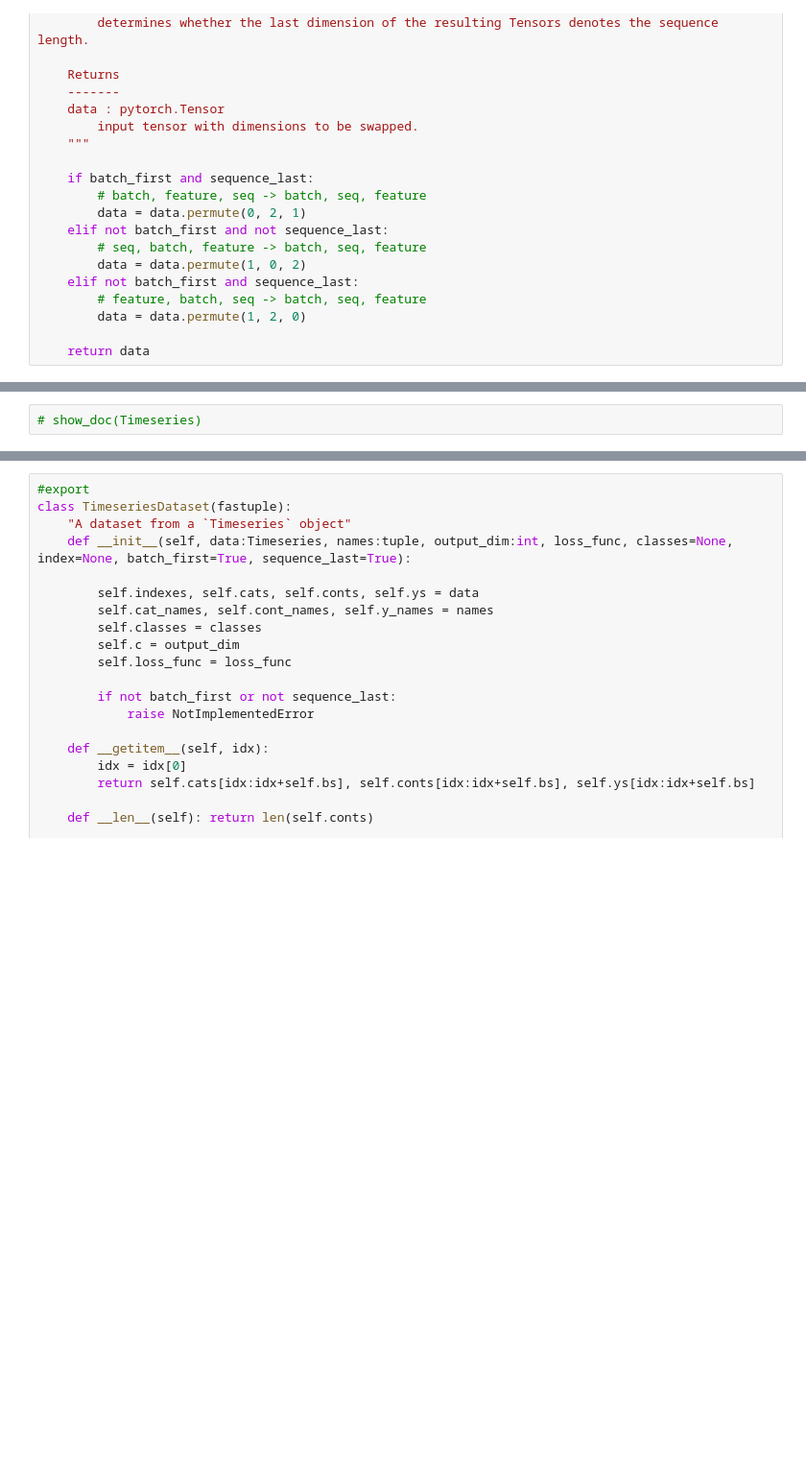
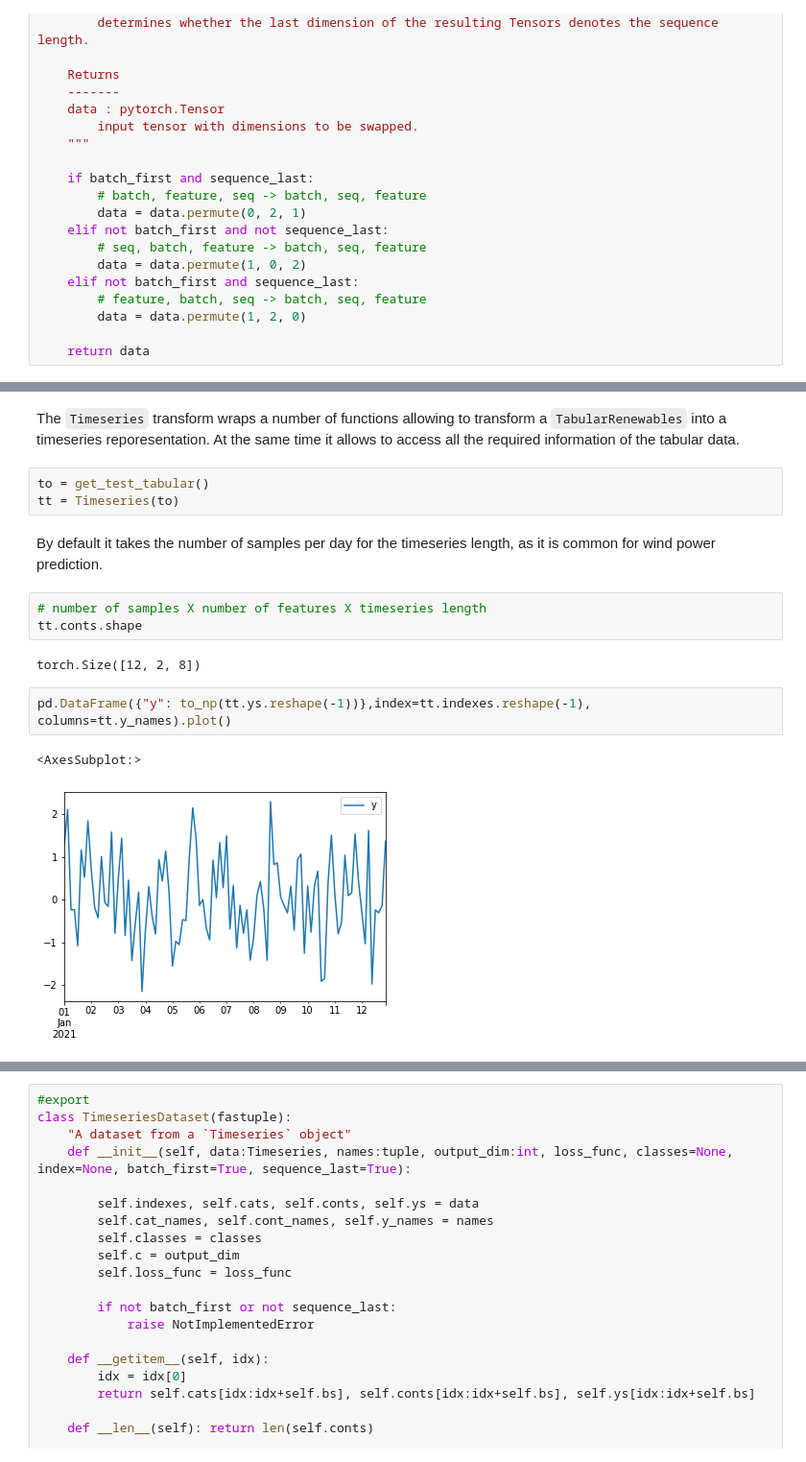
Before and after one commit to scribbler00/fastrenewables, a Jupyter notebook: nbs/05_timeseries.core.ipynb, the cells around one changed output, grey strips where cells are left out. Shown at 96% size. Cells and saved outputs as stored; diff of their text form; blank space fills up the shorter version.

```diff
--- a/nbs/05_timeseries.core.ipynb
+++ b/nbs/05_timeseries.core.ipynb
@@ -615,5 +683,20 @@ class Timeseries(Transform, FilteredBase):
 
     def _all_names(self):
         return [self.to.cat_names, self.to.cont_names, self.to.y_names]
-# %%
-# show_doc(Timeseries)
+# %% [markdown]
+The `Timeseries` transform wraps a number of functions allowing to transform a `TabularRenewables` into a timeseries reporesentation. At the same time it allows to access all the required information of the tabular data.
+# %%
+to = get_test_tabular()
+tt = Timeseries(to)
+# %% [markdown]
+By default it takes the number of samples per day for the timeseries length, as it is common for wind power prediction.
+# %%
+# number of samples X number of features X timeseries length
+tt.conts.shape
+# %% [output]
+torch.Size([12, 2, 8])
+# %%
+pd.DataFrame({"y": to_np(tt.ys.reshape(-1))},index=tt.indexes.reshape(-1), columns=tt.y_names).plot()
+# %% [output]
+<AxesSubplot:>
+[figure, added]
```
Also changed, not shown: parts of 35 cells of this notebook, 5 other files.
